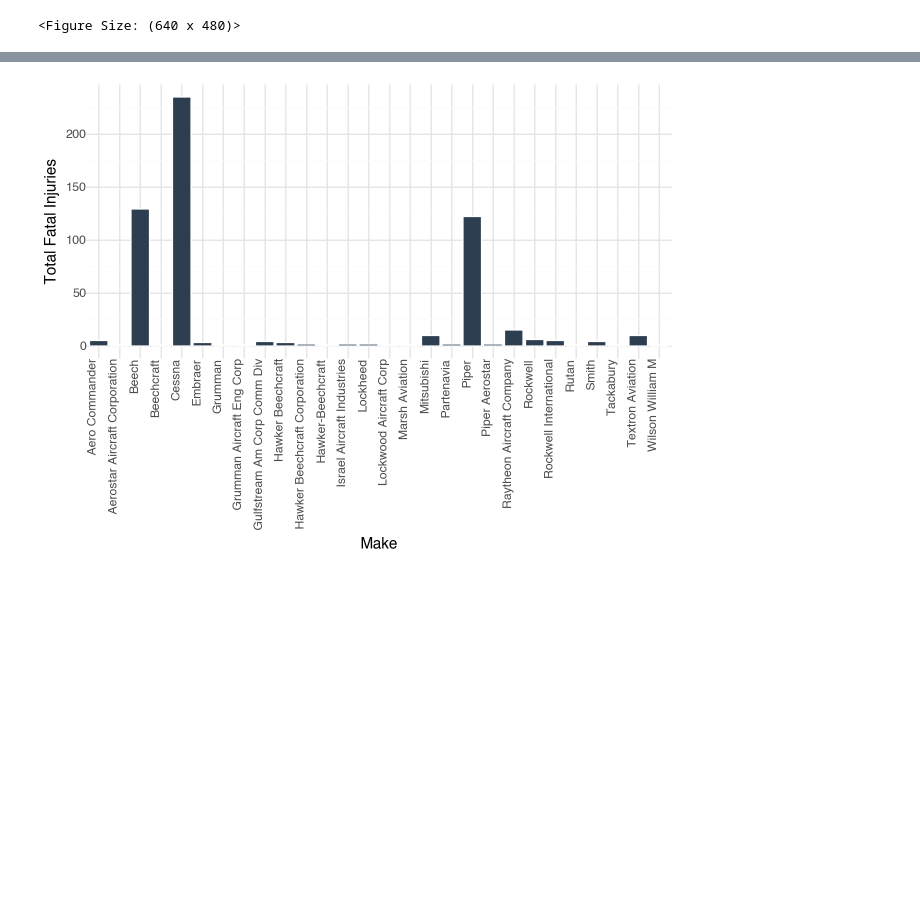
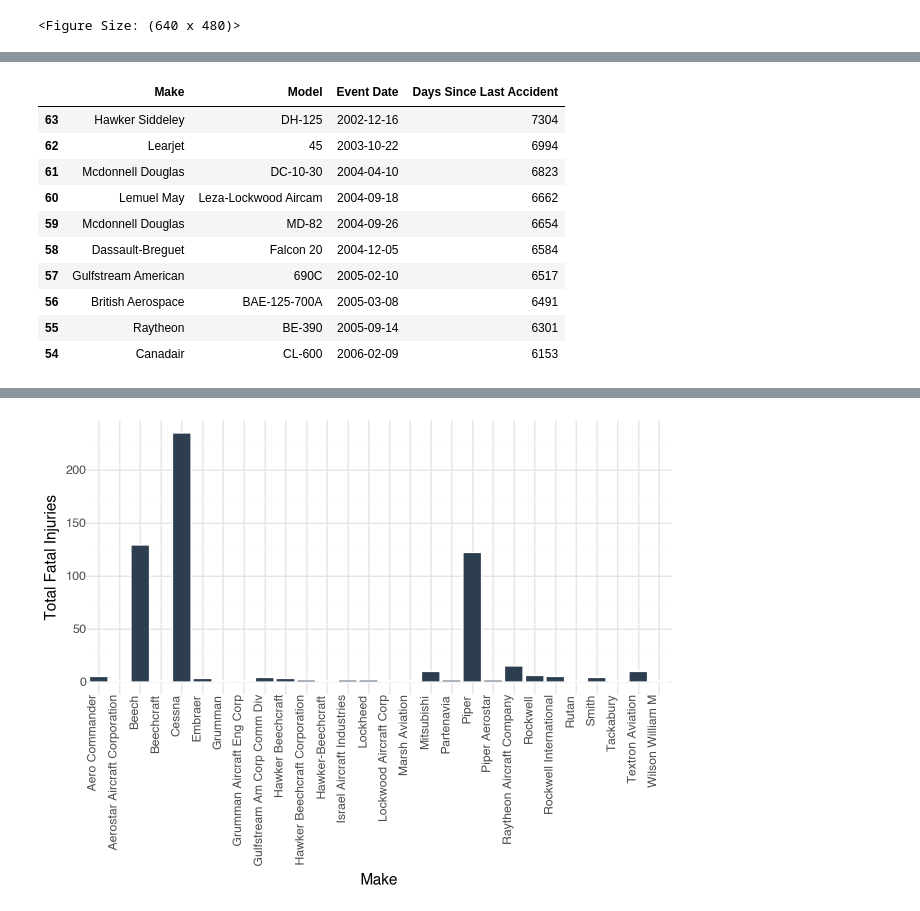
Before and after one commit to orcuncanlilar/aircraft-selection-strategy, a Jupyter notebook: aircraft_selection_strategy.ipynb, the cells around one changed output, grey strips where cells are left out. Drawn from its saved outputs; the diff is of its cells as text; code cells hidden in the pictures; blank space fills up the shorter version.

```diff
--- a/aircraft_selection_strategy.ipynb
+++ b/aircraft_selection_strategy.ipynb
@@ -207,0 +213,18 @@ df2 = aviation_data_filtered_by_top_risky_make[~aviation_data_filtered_by_top_ri
+# %%
+date_df = aviation_data_filtered_by_least_risky_injured_score.groupby(['Make','Model']).max()['Event Date'].sort_values(ascending=False).reset_index()
+# create a new column days since last accident
+date_df['Days Since Last Accident'] = (max_date - date_df['Event Date']).dt.days
+date_df.sort_values(by='Days Since Last Accident', ascending=False, inplace=True)
+date_df.head(10)
+# %% [output]
+|  | Make | Model | Event Date | Days Since Last Accident |
+| 63 | Hawker Siddeley | DH-125 | 2002-12-16 | 7304 |
+| 62 | Learjet | 45 | 2003-10-22 | 6994 |
+| 61 | Mcdonnell Douglas | DC-10-30 | 2004-04-10 | 6823 |
+| 60 | Lemuel May | Leza-Lockwood Aircam | 2004-09-18 | 6662 |
+| 59 | Mcdonnell Douglas | MD-82 | 2004-09-26 | 6654 |
+| 58 | Dassault-Breguet | Falcon 20 | 2004-12-05 | 6584 |
+| 57 | Gulfstream American | 690C | 2005-02-10 | 6517 |
+| 56 | British Aerospace | BAE-125-700A | 2005-03-08 | 6491 |
+| 55 | Raytheon | BE-390 | 2005-09-14 | 6301 |
+| 54 | Canadair | CL-600 | 2006-02-09 | 6153 |
```
Also changed, not shown: parts of 12 cells of this notebook.
